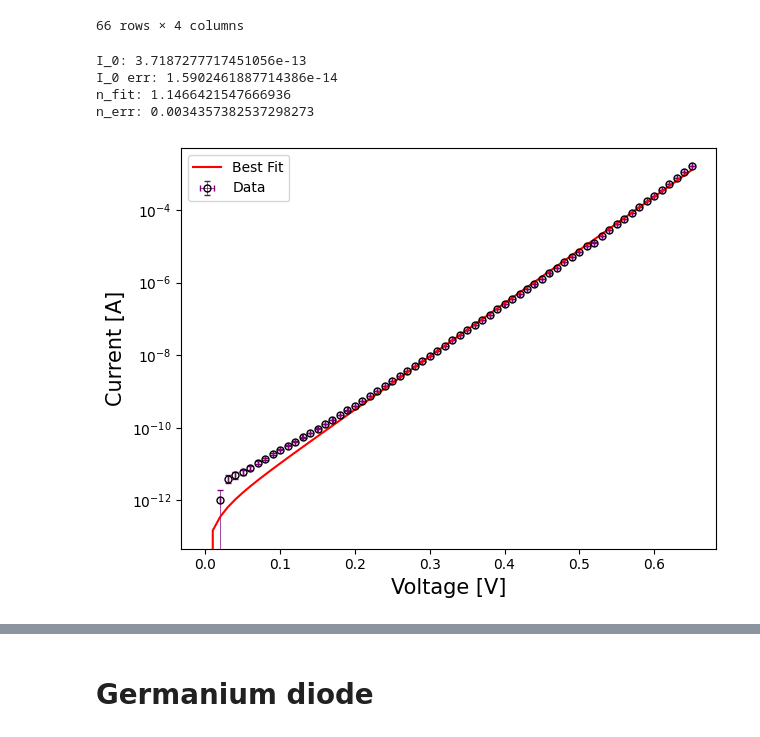
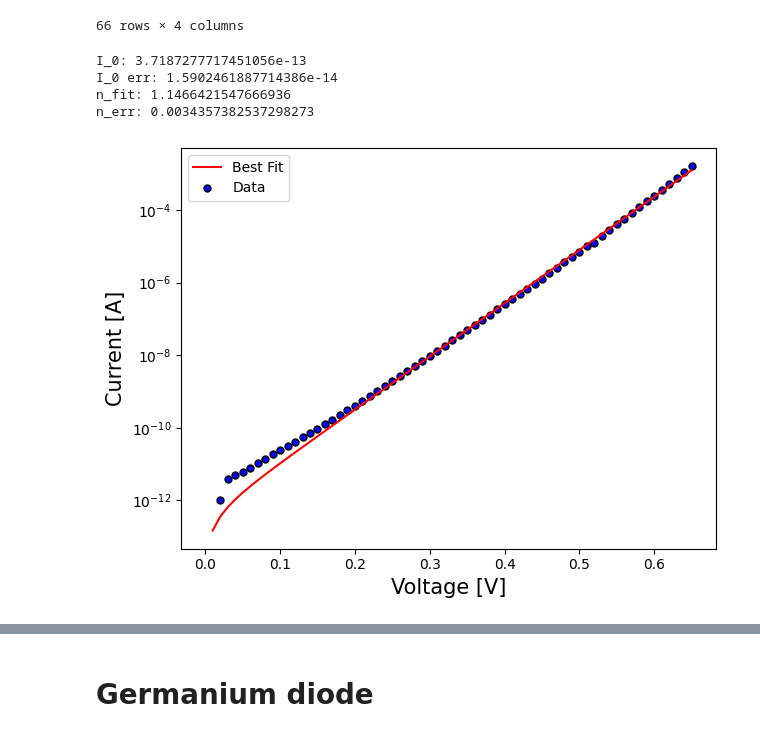
Before and after one commit to devkhullar/phys2925, a Jupyter notebook: diode/code/analysis.ipynb, the cells around one changed output, grey strips where cells are left out. Drawn from its saved outputs; the diff is of its cells as text; code cells hidden in the pictures.

```diff
--- a/diode/code/analysis.ipynb
+++ b/diode/code/analysis.ipynb
@@ -117,36 +149,36 @@ print(f'n_err: {n_fit_err}')
 #             marker='o',
 #             s=50,
 #             edgecolors='black',
 #             facecolors='none'
 # )
 
 plt.errorbar(
     voltage,
     current,
-    xerr=voltage_err,
-    yerr=current_err,
+    # xerr=voltage_err,
+    # yerr=current_err,
     fmt='o',
     ms=5,
     elinewidth=0.5,
     capsize=2,
-    mfc='none',
+    # mfc='none',
     mec='black',
     label='Data',
-    color='purple',
+    color='blue',
 )
 
-plt.plot(voltage, diode_equation(voltage, *popt), 'r-', label='Best Fit')
+plt.plot(voltage[1:], diode_equation(voltage[1:], *popt), 'r-', label='Best Fit', zorder=5)
 plt.xlabel('Voltage [V]', fontsize=fontsize)
 plt.ylabel('Current [A]', fontsize=fontsize)
 plt.legend()
 plt.yscale('log')
 # plt.grid(True, alpha=0.5)
 plt.tight_layout()
 plt.savefig('../tex/figures/part1_forward_bias_current_vs_voltage.png', dpi=300, bbox_inches='tight')
 plt.show()
 # %% [output]
 I_0: 3.7187277717451056e-13
 I_0 err: 1.5902461887714386e-14
 n_fit: 1.1466421547666936
 n_err: 0.0034357382537298273
-[figure, old version]
+[figure, new version]
```
Also changed, not shown: parts of 12 cells of this notebook, 7 other files.
